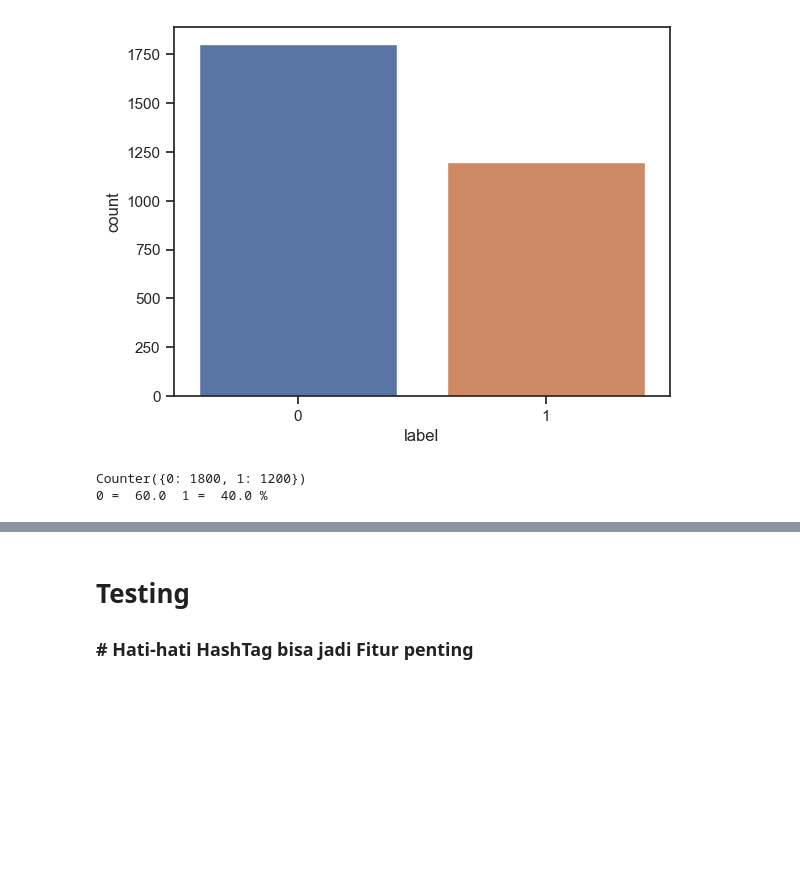
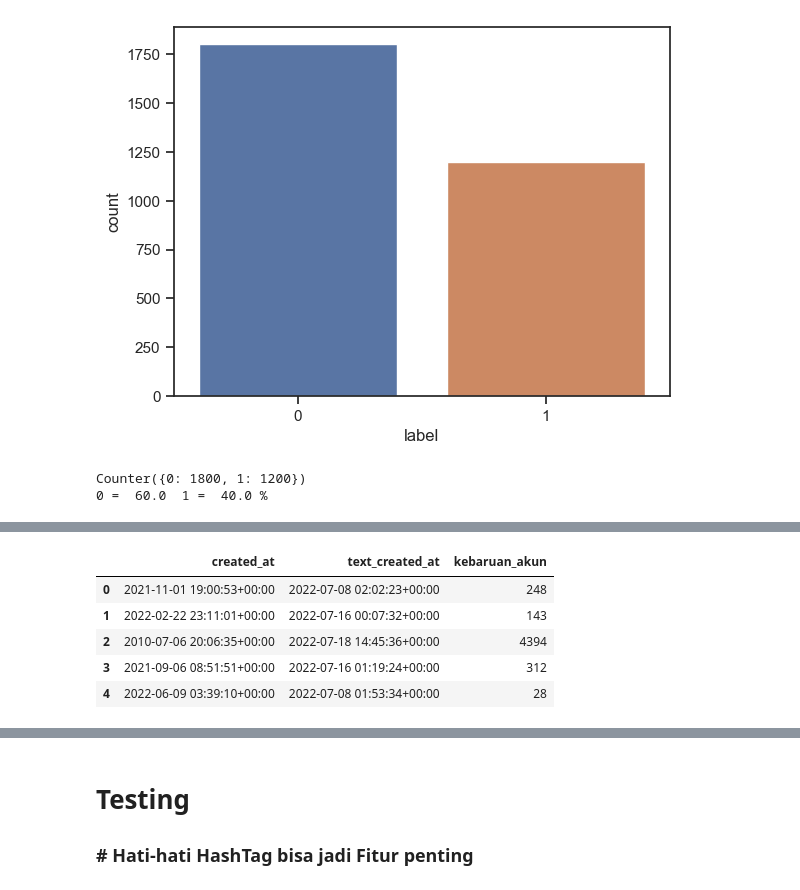
Before and after one commit to taudataanalytics/taudata-Academy, a Jupyter notebook: DikLit-Himasta-UnDip-2024.ipynb, the cells around one changed output, grey strips where cells are left out. Saved outputs shown, nothing was run; the diff lists cells and outputs as text; code cells hidden in the pictures; blank space fills up the shorter version.

```diff
--- a/DikLit-Himasta-UnDip-2024.ipynb
+++ b/DikLit-Himasta-UnDip-2024.ipynb
@@ -189,0 +214,13 @@ Counter({0: 1800, 1: 1200})
+# %%
+df['created_at'] = pd.to_datetime(df['created_at'], infer_datetime_format=True)
+df['text_created_at'] = pd.to_datetime(df['text_created_at'], infer_datetime_format=True)
+df['kebaruan_akun'] = (df['text_created_at'] - df['created_at']).dt.days
+
+df[['created_at', 'text_created_at', 'kebaruan_akun']].head()
+# %% [output]
+|  | created_at | text_created_at | kebaruan_akun |
+| 0 | 2021-11-01 19:00:53+00:00 | 2022-07-08 02:02:23+00:00 | 248 |
+| 1 | 2022-02-22 23:11:01+00:00 | 2022-07-16 00:07:32+00:00 | 143 |
+| 2 | 2010-07-06 20:06:35+00:00 | 2022-07-18 14:45:36+00:00 | 4394 |
+| 3 | 2021-09-06 08:51:51+00:00 | 2022-07-16 01:19:24+00:00 | 312 |
+| 4 | 2022-06-09 03:39:10+00:00 | 2022-07-08 01:53:34+00:00 | 28 |
```
Also changed, not shown: parts of 9 cells of this notebook.
